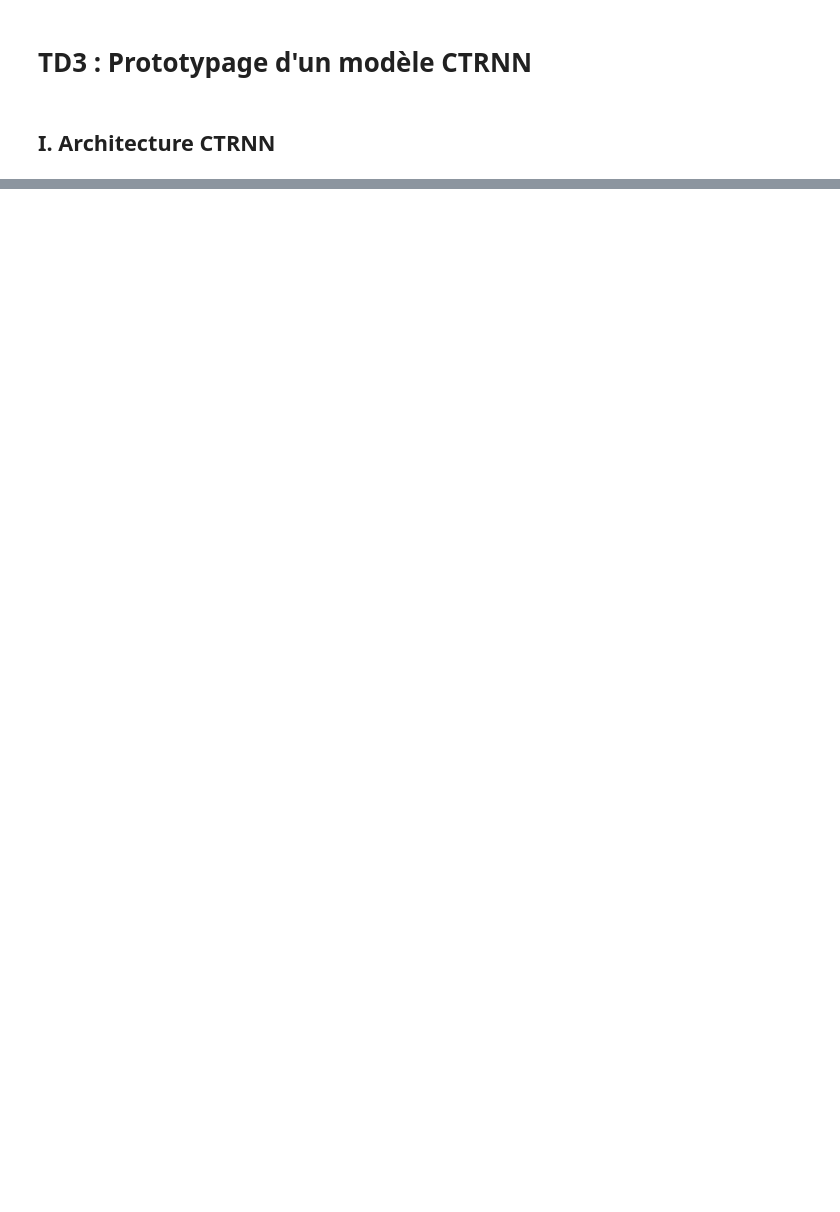
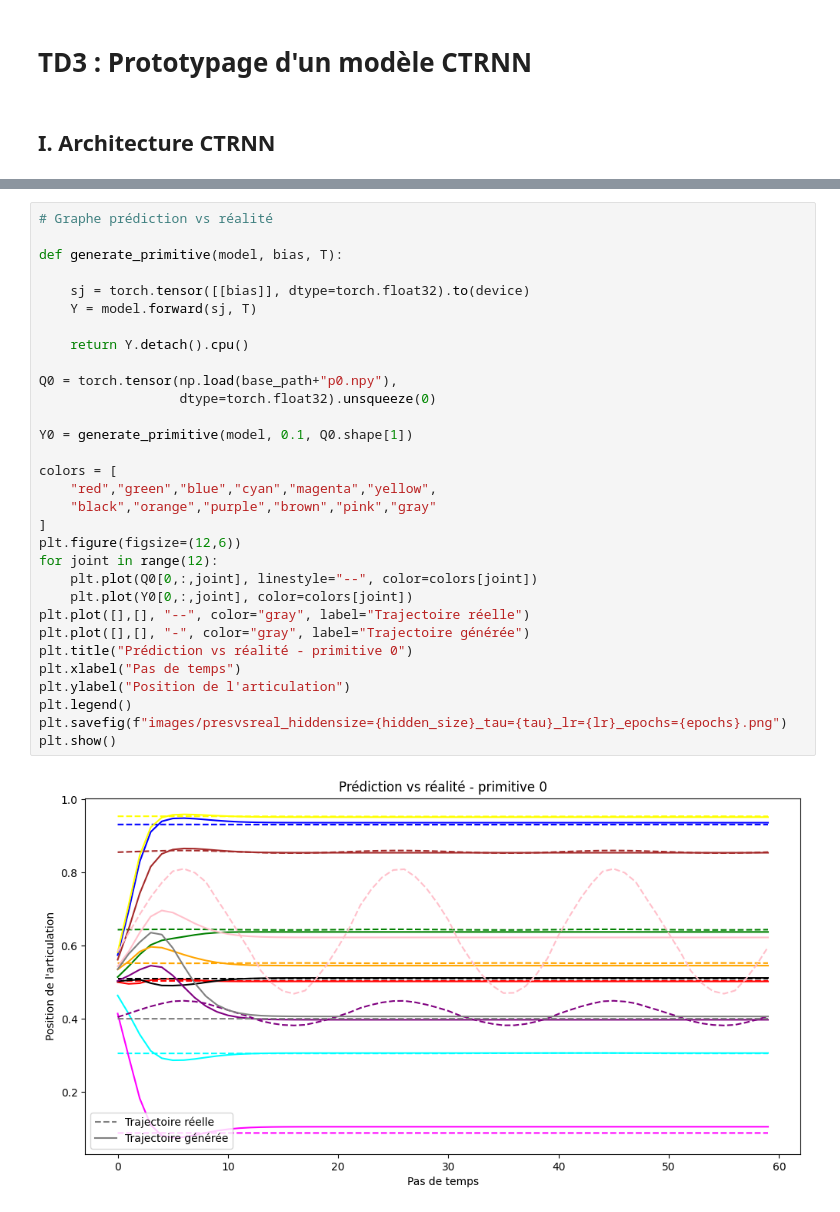
Before and after one commit to elisesuspene/computational_neuroscience_robotics, a Jupyter notebook: td3/td3.ipynb, the cells around one changed output, grey strips where cells are left out. Saved outputs shown, nothing was run; the diff lists cells and outputs as text; blank space fills up the shorter version.

```diff
--- a/td3/td3.ipynb
+++ b/td3/td3.ipynb
@@ -147,0 +111,33 @@ min: tensor([[[0.5025, 0.6434, 0.9309, 0.3053, 0.0876, 0.9533, 0.5098, 0.5520,
+# %%
+# Graphe prédiction vs réalité
+
+def generate_primitive(model, bias, T):
+
+    sj = torch.tensor([[bias]], dtype=torch.float32).to(device)
+    Y = model.forward(sj, T)
+
+    return Y.detach().cpu()
+
+Q0 = torch.tensor(np.load(base_path+"p0.npy"),
+                  dtype=torch.float32).unsqueeze(0)
+
+Y0 = generate_primitive(model, 0.1, Q0.shape[1])
+
+colors = [
+    "red","green","blue","cyan","magenta","yellow",
+    "black","orange","purple","brown","pink","gray"
+]
+plt.figure(figsize=(12,6))
+for joint in range(12):
+    plt.plot(Q0[0,:,joint], linestyle="--", color=colors[joint])
+    plt.plot(Y0[0,:,joint], color=colors[joint])
+plt.plot([],[], "--", color="gray", label="Trajectoire réelle")
+plt.plot([],[], "-", color="gray", label="Trajectoire générée")
+plt.title("Prédiction vs réalité - primitive 0")
+plt.xlabel("Pas de temps")
+plt.ylabel("Position de l'articulation")
+plt.legend()
+plt.savefig(f"images/presvsreal_hiddensize={hidden_size}_tau={tau}_lr={lr}_epochs={epochs}.png")
+plt.show()
+# %% [output]
+[figure, added]
```
Also changed, not shown: parts of 6 cells of this notebook, 6 other files.
